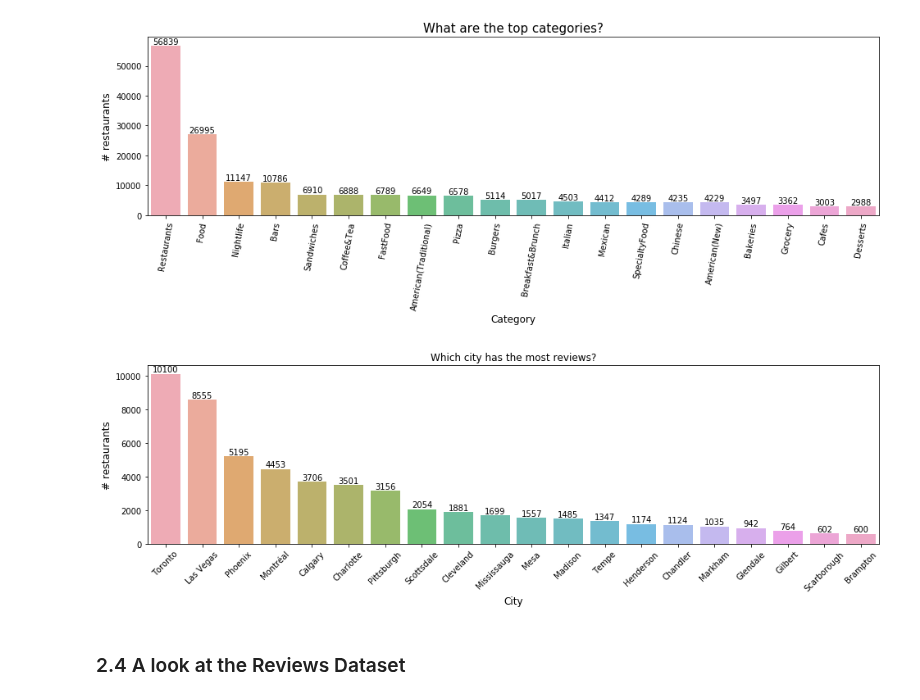
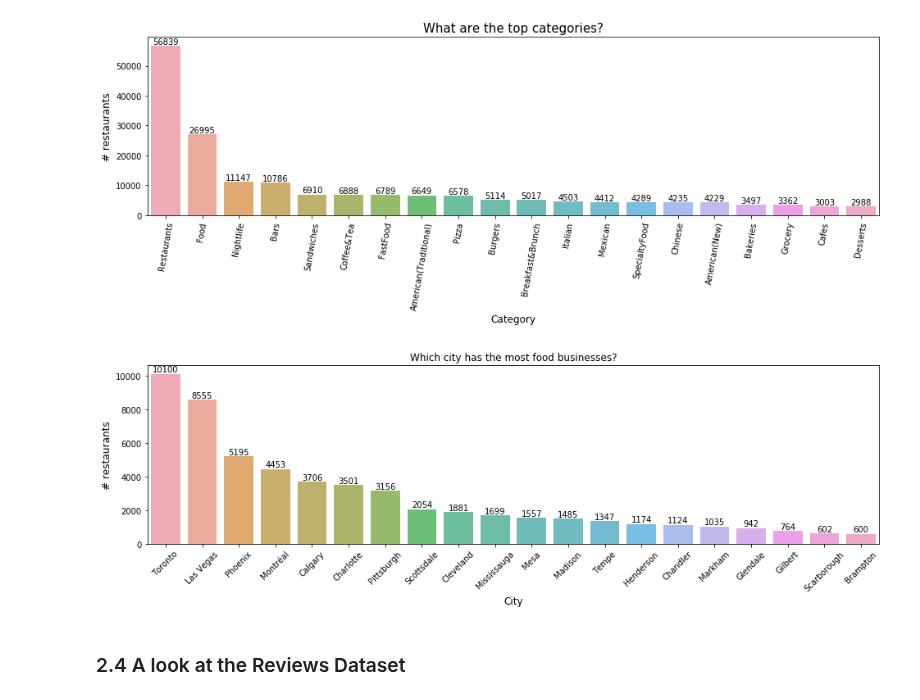
Before and after one commit to sahilarora93/Yelp_data_challenge, a Jupyter notebook: Part 1 - Exploratory Data Analysis.ipynb, the cells around one changed output. Drawn from its saved outputs; the diff is of its cells as text; code cells hidden in the pictures.

Commit message:
fixing chart

```diff
--- a/Part 1 - Exploratory Data Analysis.ipynb
+++ b/Part 1 - Exploratory Data Analysis.ipynb
@@ -23,3 +19,5 @@ business = pd.read_json(data_json_str)
+# %%
+business = pd.read_csv('yelp_academic_dataset_business.csv')
 # %%
 business.head()
 # %% [output]
@@ -116,23 +114,3 @@ rating_data[0:20]
 # 2. Exploratory Data Analysis
 # %% [markdown]
 ### 2.1 A first look at restaurants in Montréal and Pittsburg
-# %%
-#Get the distribution of the ratings
-x=restaurants['city'].value_counts().sort_values(ascending=False)
-x=x.iloc[0:20]
-plt.figure(figsize=(16,4))
-ax = sns.barplot(x.index, x.values, alpha=0.8)
-plt.title("City with most reviews")
-locs, labels = plt.xticks()
-plt.setp(labels, rotation=45)
-plt.ylabel('No. of Reviews', fontsize=12)
-plt.xlabel('City', fontsize=12)
-
-#adding the text labels
-rects = ax.patches
-labels = x.values
-for rect, label in zip(rects, labels):
-    height = rect.get_height()
-    ax.text(rect.get_x() + rect.get_width()/2, height + 5, label, ha='center', va='bottom')
-
-plt.show()
@@ -273,24 +249,24 @@ The number of categories of business is 825
 # %%
 # Location distribution
 
 city_count = restaurants['city'].value_counts().sort_values(ascending=False)
 plt.figure(figsize=(16,4))
 ax = sns.barplot(city_count[0:20].index, city_count[0:20].values, alpha=0.8)
-plt.title("Which city has the most reviews?")
+plt.title("Which city has the most food businesses?")
 locs, labels = plt.xticks()
 plt.setp(labels, rotation=45)
 plt.ylabel('# restaurants', fontsize=12)
 plt.xlabel('City', fontsize=12)
 
 rects = ax.patches
 labels = city_count.values
 for rect, label in zip(rects, labels):
     height = rect.get_height()
     ax.text(rect.get_x() + rect.get_width()/2, height + 5, label, ha='center', va='bottom')
 
 plt.show()
 # %% [output]
-[figure, old version]
+[figure, new version]
 # %% [markdown]
 ### 2.4 A look at the Reviews Dataset
 # %%
```
Also changed, not shown: parts of 3 cells of this notebook, 1 other file.
